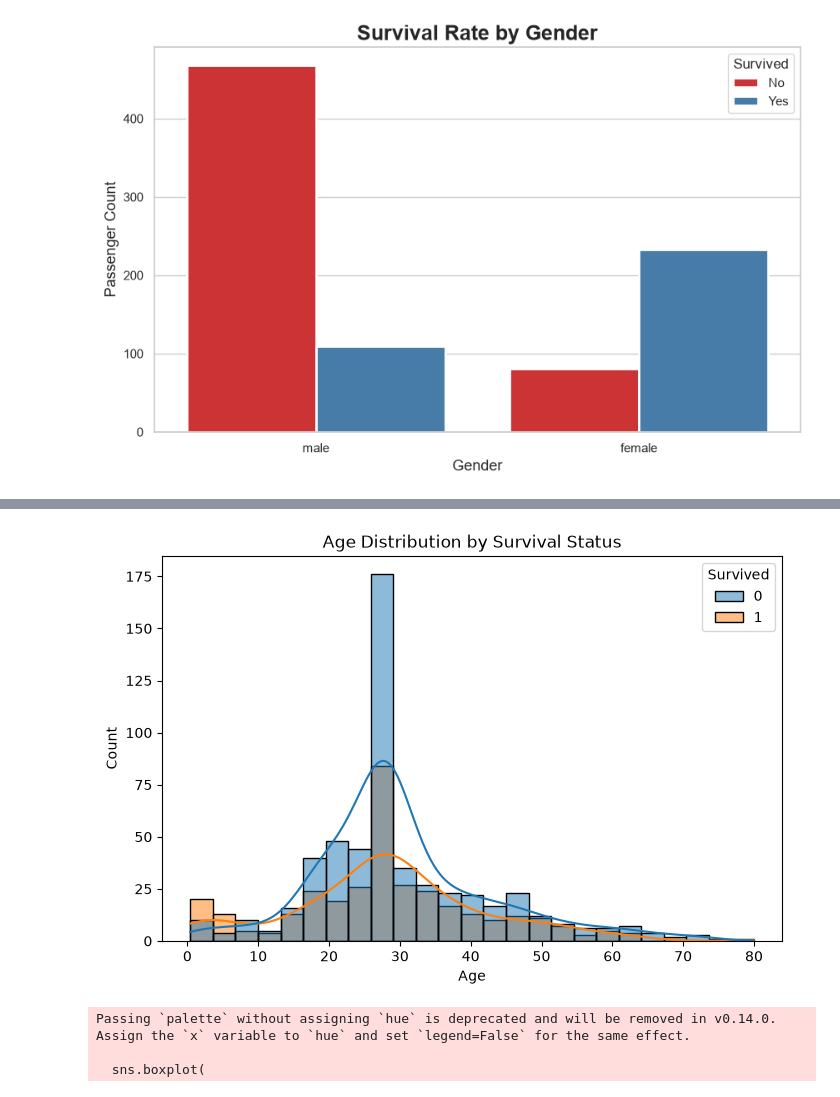
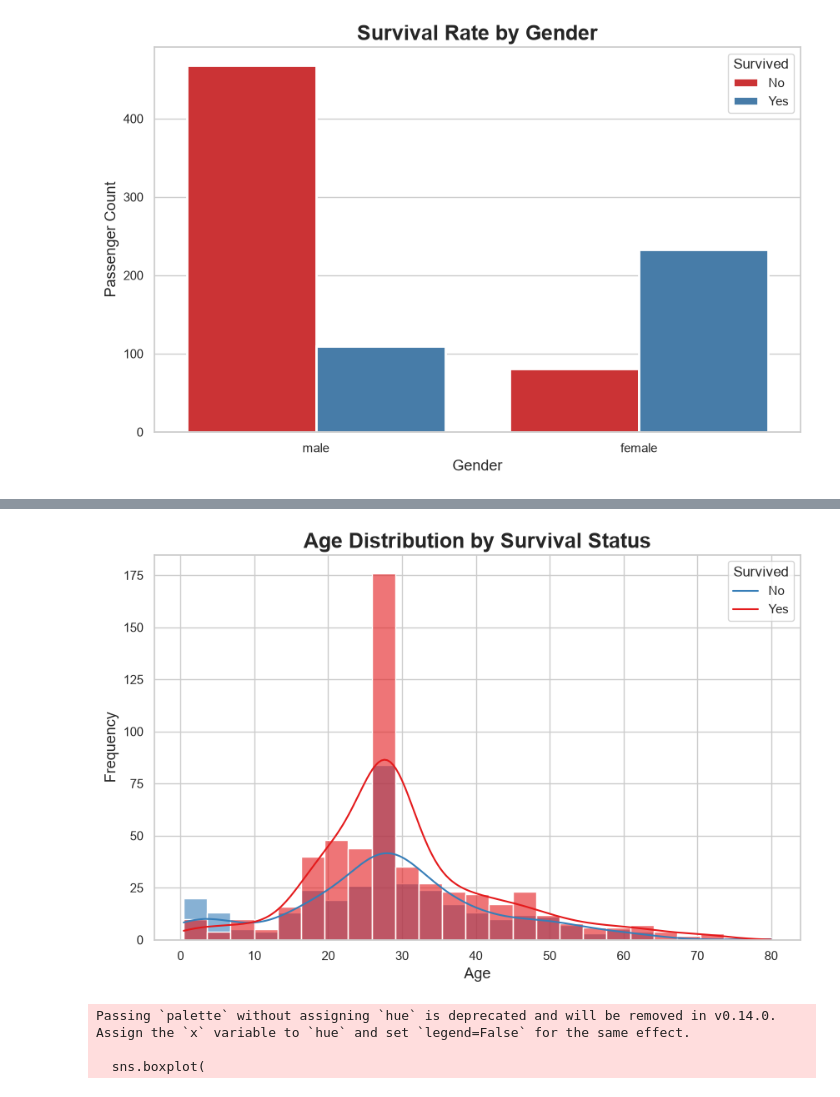
Before and after one commit to sanketsutar09/Titanic-Data-Science-Pipeline, a Jupyter notebook: WEEK 2/DataVisualization.ipynb, the cells around one changed output, grey strips where cells are left out. Saved outputs shown, nothing was run; the diff lists cells and outputs as text; code cells hidden in the pictures.

```diff
--- a/WEEK 2/DataVisualization.ipynb
+++ b/WEEK 2/DataVisualization.ipynb
@@ -56,10 +56,13 @@ plt.show()
 # %%
-plt.figure(figsize=(8,5))
-sns.histplot(data=df, x="Age", hue="Survived", bins=25, kde=True)
-plt.title("Age Distribution by Survival Status")
+plt.figure(figsize=(10,6))
+sns.histplot(data=df, x="Age", hue="Survived", bins=25, kde=True, palette="Set1", alpha=0.6)
+plt.title("Age Distribution by Survival Status", fontsize=18, weight="bold")
+plt.xlabel("Age", fontsize=13)
+plt.ylabel("Frequency", fontsize=13)
+plt.legend(title="Survived", labels=["No", "Yes"])
 plt.show()
 # %% [output]
-[figure, old version]
+[figure, new version]
 # %%
 sns.set_theme(style="whitegrid")
 
```
Also changed, not shown: parts of 1 cell of this notebook, 7 other files.
